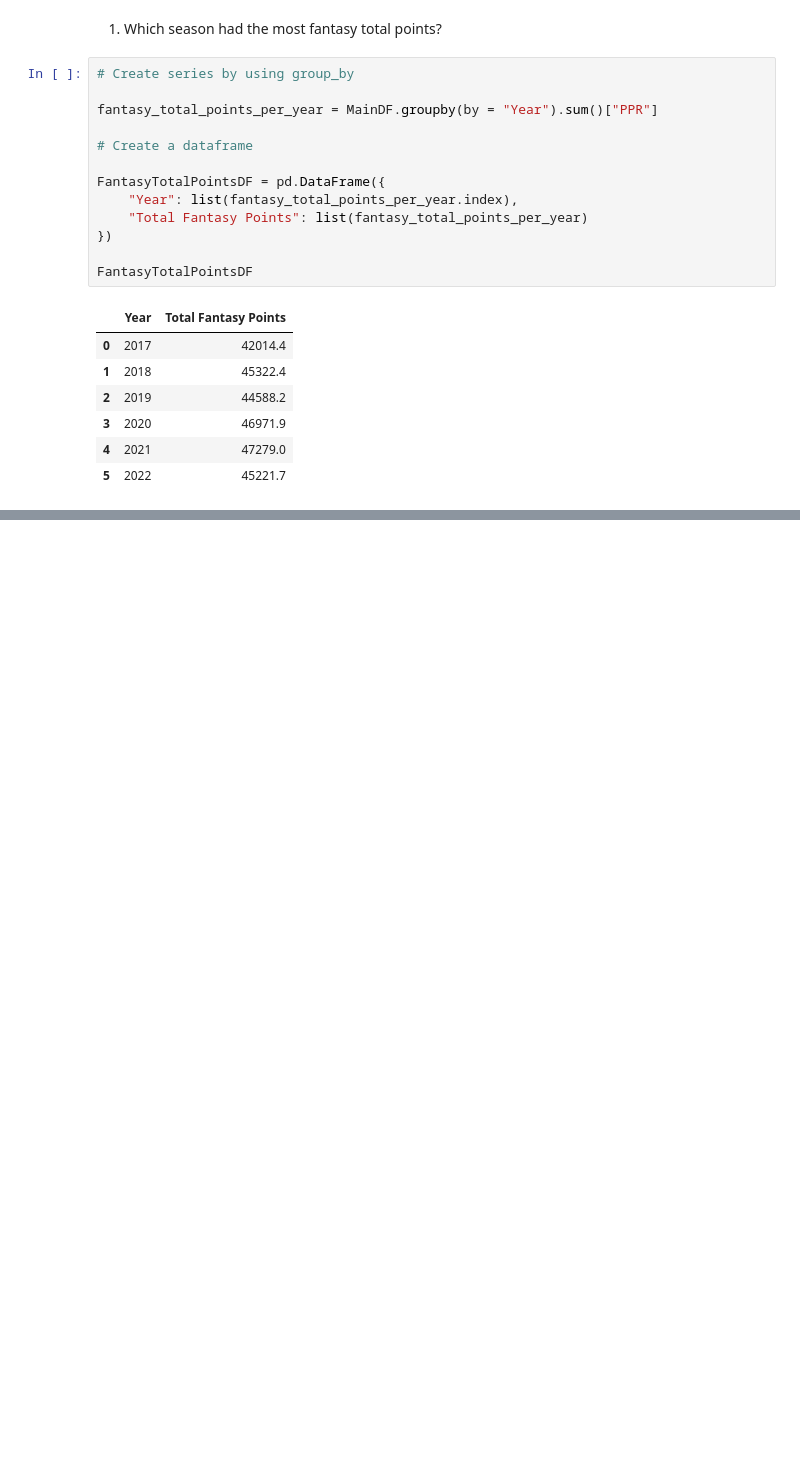
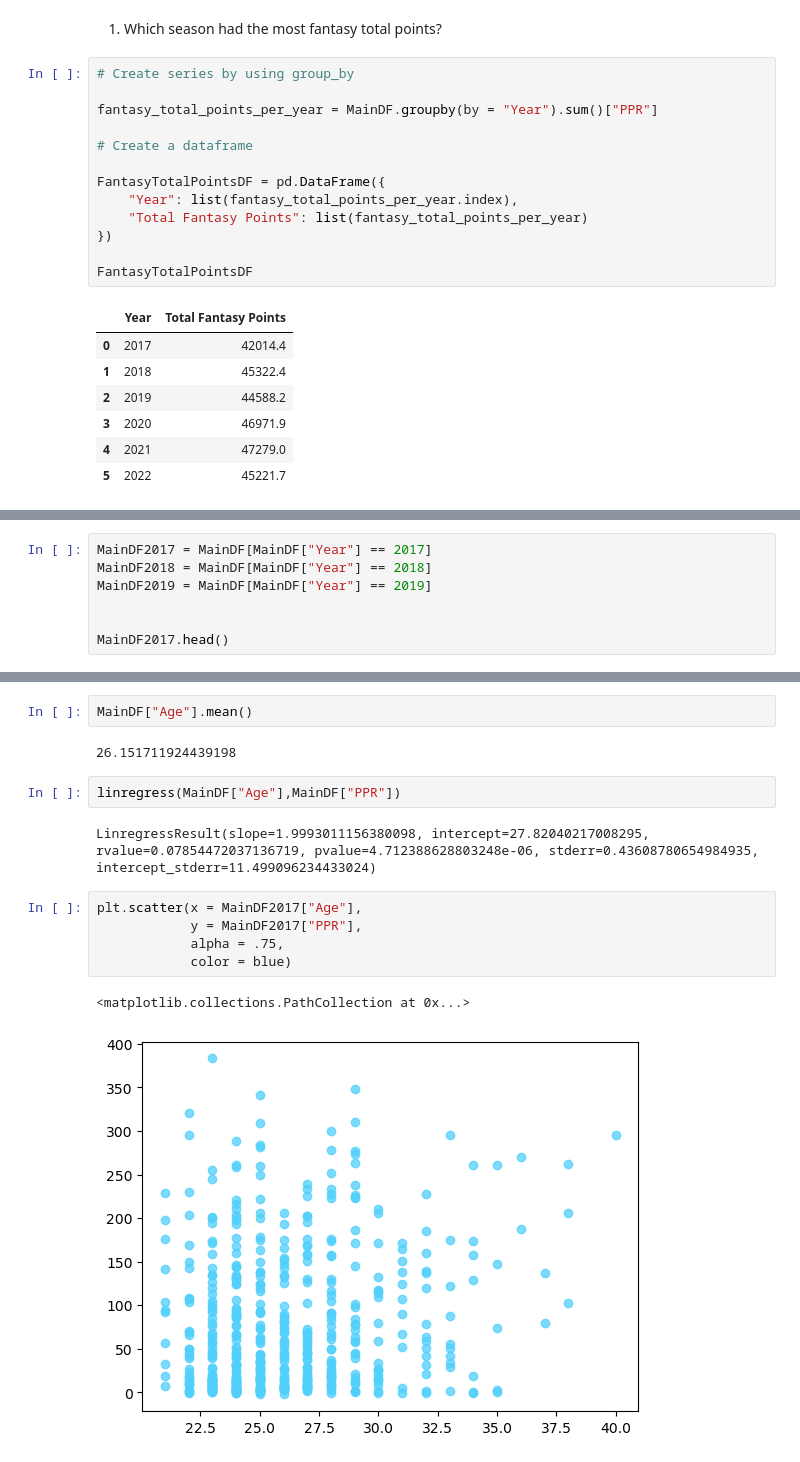
Before and after one commit to ShawnS33/fire_fantasy_project, a Jupyter notebook: fantasy_football_angel.ipynb, the cells around one changed output, grey strips where cells are left out. Saved outputs shown, nothing was run; the diff lists cells and outputs as text; blank space fills up the shorter version.

```diff
--- a/fantasy_football_angel.ipynb
+++ b/fantasy_football_angel.ipynb
@@ -53,0 +127,7 @@ FantasyTotalPointsDF
+# %%
+MainDF2017 = MainDF[MainDF["Year"] == 2017]
+MainDF2018 = MainDF[MainDF["Year"] == 2018]
+MainDF2019 = MainDF[MainDF["Year"] == 2019]
+
+
+MainDF2017.head()
@@ -53,0 +185,16 @@ FantasyTotalPointsDF
+# %%
+MainDF["Age"].mean()
+# %% [output]
+26.151711924439198
+# %%
+linregress(MainDF["Age"],MainDF["PPR"])
+# %% [output]
+LinregressResult(slope=1.9993011156380098, intercept=27.82040217008295, rvalue=0.07854472037136719, pvalue=4.712388628803248e-06, stderr=0.43608780654984935, intercept_stderr=11.499096234433024)
+# %%
+plt.scatter(x = MainDF2017["Age"],
+            y = MainDF2017["PPR"],
+            alpha = .75,
+            color = blue)
+# %% [output]
+<matplotlib.collections.PathCollection at 0x...>
+[figure, added]
```
Also changed, not shown: parts of 23 cells of this notebook.
